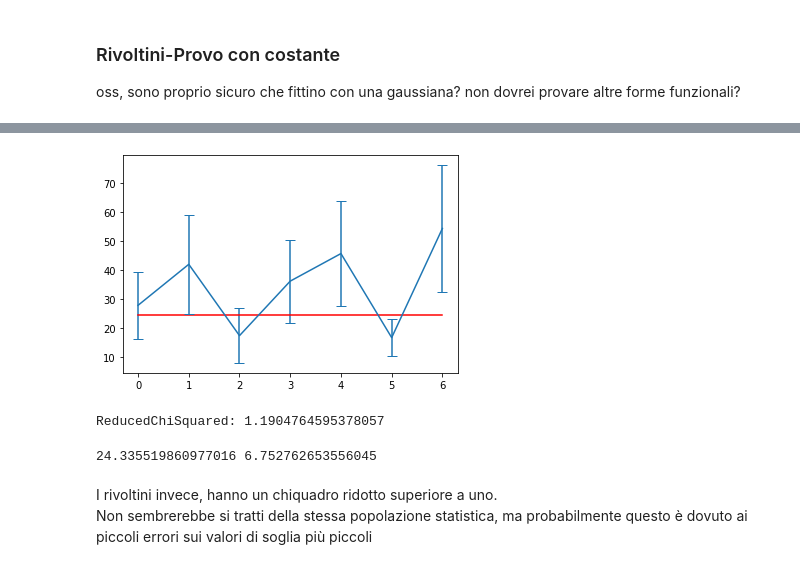
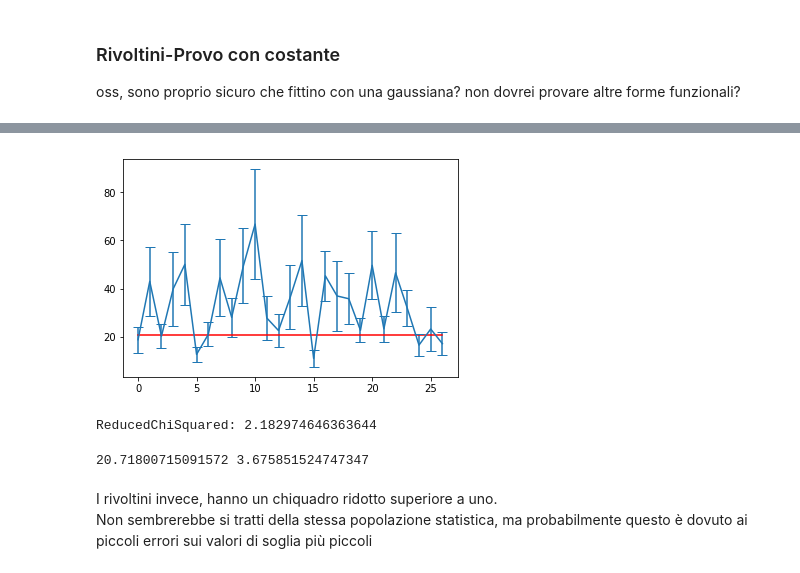
Before and after one commit to jackdeandrea/Econofisica, a Jupyter notebook: 14-analisi_rndm05..ipynb, the cells around one changed output, grey strips where cells are left out. Saved outputs shown, nothing was run; the diff lists cells and outputs as text; code cells hidden in the pictures.

```diff
--- a/14-analisi_rndm05..ipynb
+++ b/14-analisi_rndm05..ipynb
@@ -312,7 +312,7 @@ for i, rivolta in enumerate(rivoltini_dict.keys()):
     ##computo errore come radice dei conteggi
     sigma_gauss = np.where(np.sqrt(y)==0,1,np.sqrt(y))
 
-    gauss_params,gauss_cov = curve_fit(gauss,x,y,p0=[50.,3.,2.5,0.],sigma=sigma_gauss,**{'maxfev':100000})
+    gauss_params,gauss_cov = curve_fit(gauss,x,y,p0=[50.,3.,2.5,0.],sigma=sigma_gauss,**{'maxfev':1000000})
     gauss_red_chisq = chiquadronorm(y, gauss(x,*gauss_params), sigma_gauss, len(y)-len(gauss_params), norm=True)
     soglia = gauss(gauss_params[1] - gauss_params[2], *gauss_params)
     errore = gauss(gauss_params[1] - 1.2*gauss_params[2], *gauss_params) - gauss(gauss_params[1] - 0.8*gauss_params[2], *gauss_params)
@@ -336,0 +337,8 @@ ReducedChiSquared: 0.9890378152402598
+# %%
+soglie1=[]
+err_soglie1=[]
+for i in range(len(soglie)):
+    if soglie[i]>20 and soglie[i]<400:
+        soglie1.append(soglie[i])
+        err_soglie1.append(err_soglie[i])
+soglie1
@@ -353,6 +389,11 @@ Rispetto al caso non random vedo però che il valore della costante (media pesat
 # %% [markdown]
 ### Rivoltini-Provo con costante
 oss, sono proprio sicuro che fittino con una gaussiana? non dovrei provare altre forme funzionali?
-# %%
-soglini= np.delete(soglini,2)
-err_soglini= np.delete(err_soglini,2)
+# %%
+soglini1=[]
+err_soglini1=[]
+for i in range(len(soglini)):
+    if soglini[i]>10 and soglini[i]<80:
+        soglini1.append(soglini[i])
+        err_soglini1.append(err_soglini[i])
+soglini1
@@ -359,19 +418,19 @@ err_soglini= np.delete(err_soglini,2)
 # %%
-popt, pcov = curve_fit(costante, range(len(soglini)), soglini, sigma=err_soglini)
-cost_red_chisq = cost_chiquadronorm(soglini, costante(range(len(soglini)),*popt), err_soglini, len(soglini)-len(popt), norm=True)
-plt.plot(range(len(soglini)), [costante(range(len(soglini)),*popt) for k in range(len(soglini))], color='r')
-plt.errorbar(range(len(soglini)), soglini, yerr=err_soglini,solid_capstyle='projecting',capsize=5)
+popt, pcov = curve_fit(costante, range(len(soglini1)), soglini1, sigma=err_soglini1)
+cost_red_chisq = cost_chiquadronorm(soglini1, costante(range(len(soglini1)),*popt), err_soglini1, len(soglini1)-len(popt), norm=True)
+plt.plot(range(len(soglini1)), [costante(range(len(soglini1)),*popt) for k in range(len(soglini1))], color='r')
+plt.errorbar(range(len(soglini1)), soglini1, yerr=err_soglini1,solid_capstyle='projecting',capsize=5)
 plt.show()
 print('ReducedChiSquared:', cost_red_chisq)
 # %% [output]
-[figure, old version]
+[figure, new version]
-ReducedChiSquared: 1.1904764595378057
+ReducedChiSquared: 2.182974646363644
 # %%
-media_pesata_soglini = media_pesata(soglini, err_soglini)
-err_media_pesata_soglini = np.sqrt(np.sum((soglini-media_pesata_soglini)**2)/((len(soglini)-1)*len(soglini)))
-print(media_pesata_soglini, err_media_pesata_soglini)
+media_pesata_soglini1 = media_pesata(soglini1, err_soglini1)
+err_media_pesata_soglini1 = np.sqrt(np.sum((soglini1-media_pesata_soglini1)**2)/((len(soglini1)-1)*len(soglini1)))
+print(media_pesata_soglini1, err_media_pesata_soglini1)
 # %% [output]
-24.335519860977016 6.752762653556045
+20.71800715091572 3.675851524747347
 # %% [markdown]
 I rivoltini invece, hanno un chiquadro ridotto superiore a uno.
 Non sembrerebbe si tratti della stessa popolazione statistica, ma probabilmente questo è dovuto ai piccoli errori sui valori di soglia più piccoli
```
Also changed, not shown: parts of 10 cells of this notebook, 13 other files.
